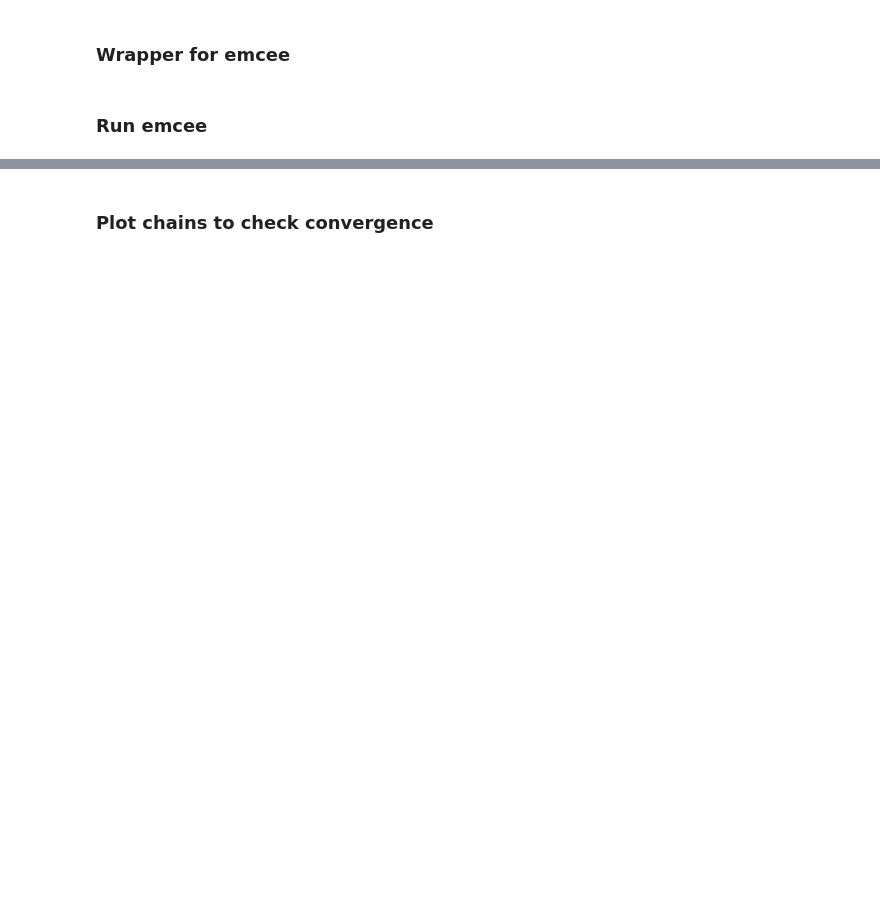
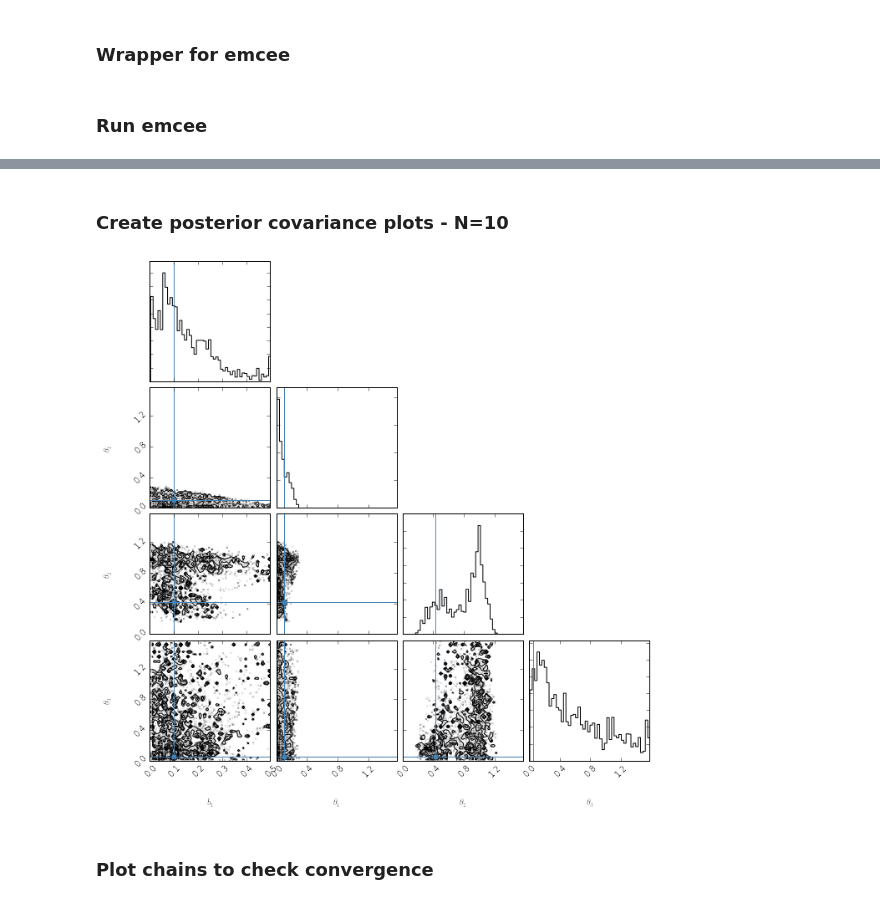
Before and after one commit to astroJeff/separated-at-birth, a Jupyter notebook: notebooks/IFMR Fake Data 1.ipynb, the cells around one changed output, grey strips where cells are left out. Saved outputs shown, nothing was run; the diff lists cells and outputs as text; code cells hidden in the pictures; blank space fills up the shorter version.

```diff
--- a/notebooks/IFMR Fake Data 1.ipynb
+++ b/notebooks/IFMR Fake Data 1.ipynb
@@ -315,3 +465,15 @@ fig = triangle.corner(sampler.flatchain, labels=labels, extents=extents)
+# %% [markdown]
+### Create posterior covariance plots - N=10
+# %%
+labels = ["$b_1$", r"$\theta_1$", r"$\theta_2$", r"$\theta_3$"]
+extents = [(0.0, 0.5), (0.0,np.pi/2.), (0.0,np.pi/2.), (0.0,np.pi/2.)]
+
+#labels = ["$b_1$", r"$\theta_1$"]
+#extents = [(0.0, 0.5), (0.0,np.pi/2.)]
+
+fig = triangle.corner(sampler.flatchain, truths=p_true, labels=labels, extents=extents)
+# %% [output]
+[figure, added]
 # %% [markdown]
 ### Plot chains to check convergence
 # %%
```
Also changed, not shown: parts of 12 cells of this notebook.
